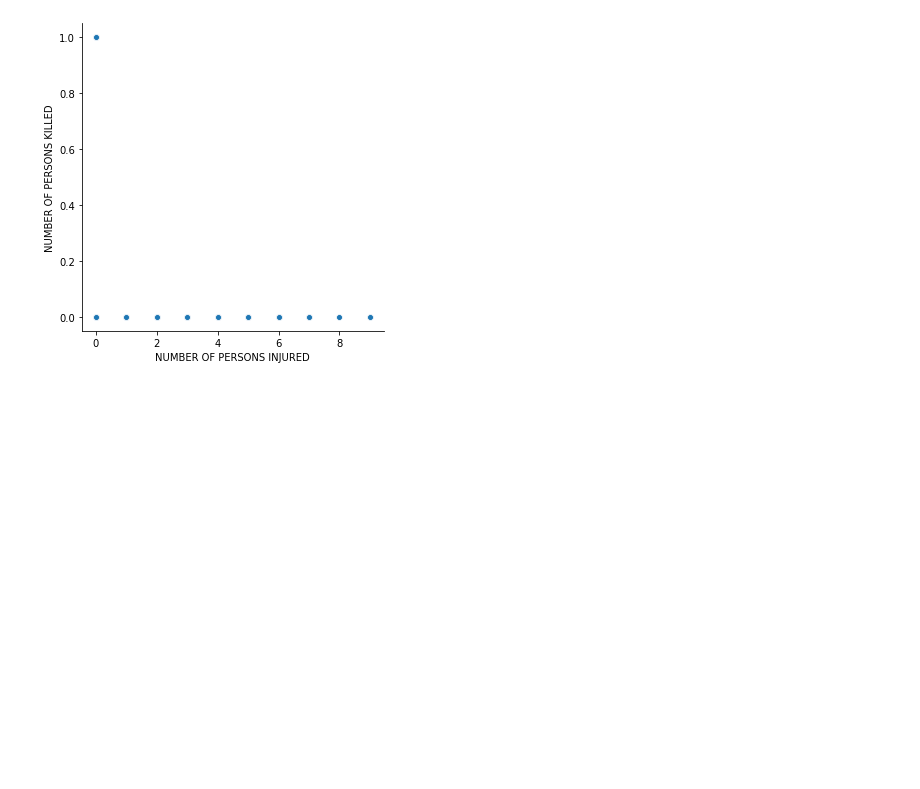
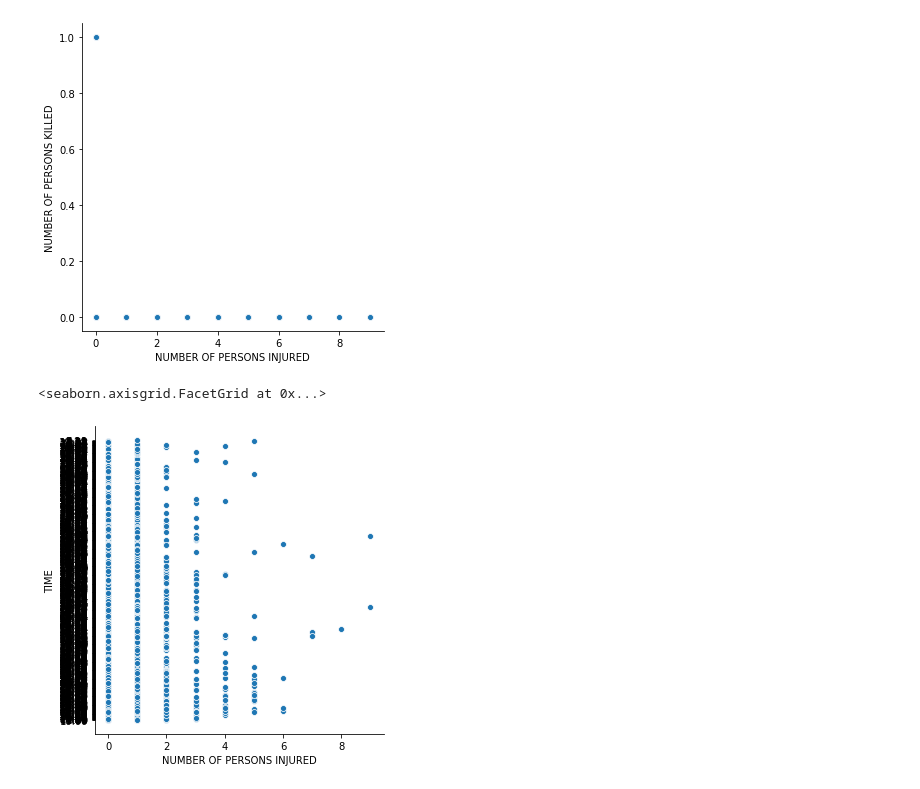
Before and after one commit to Dpinkney001/Data-Science-MAT328-Project-Spring-2021, a Jupyter notebook: Duvall Pinkney Data Science Project.ipynb, the cells around one changed output. Drawn from its saved outputs; the diff is of its cells as text; code cells hidden in the pictures; blank space fills up the shorter version.

```diff
--- a/Duvall Pinkney Data Science Project.ipynb
+++ b/Duvall Pinkney Data Science Project.ipynb
@@ -585,3 +585,8 @@ sns.relplot(x = "NUMBER OF PERSONS INJURED", y = "NUMBER OF PERSONS KILLED", dat
 # %% [output]
 <seaborn.axisgrid.FacetGrid at 0x...>
 [figure]
+# %%
+sns.relplot(x = "NUMBER OF PERSONS INJURED", y = "TIME", data = new_df)
+# %% [output]
+<seaborn.axisgrid.FacetGrid at 0x...>
+[figure, added]
```
Also changed, not shown: parts of 1 cell of this notebook.
